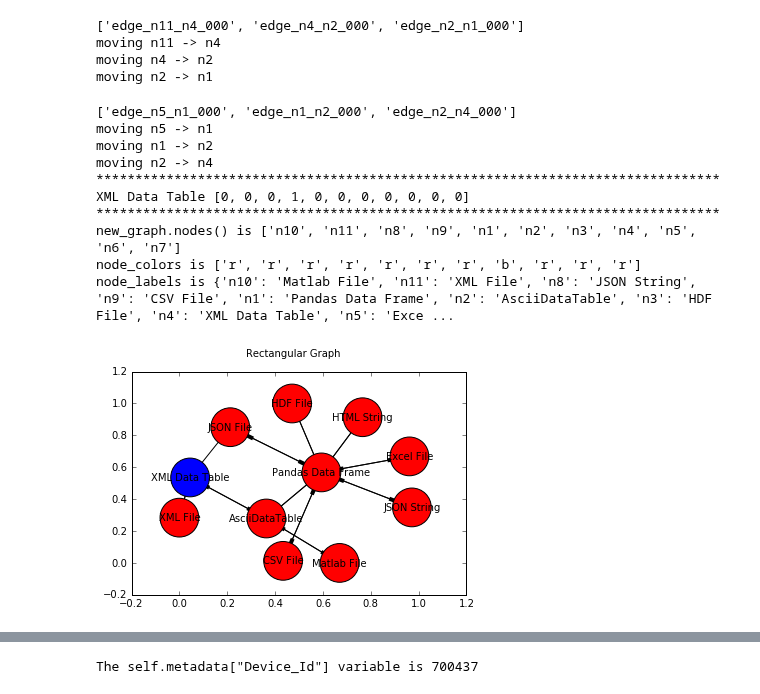
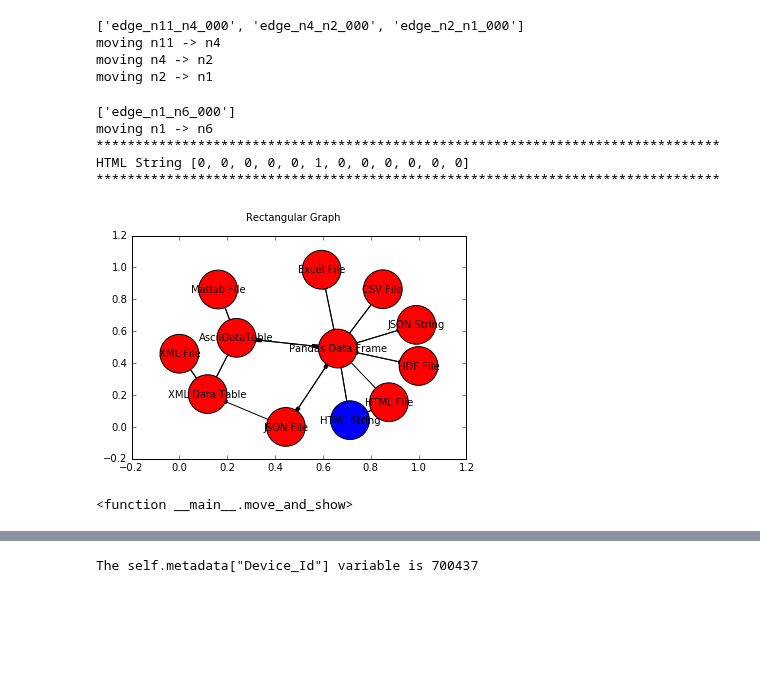
Before and after one commit to aricsanders/Jupyter-Notebooks, a Jupyter notebook: Rectangular_Data_Table_Bijective_Example_20161121_001.ipynb, the cells around one changed output, grey strips where cells are left out. Drawn from its saved outputs; the diff is of its cells as text; code cells hidden in the pictures; blank space fills up the shorter version.

Commit message:
Added an updated graph model

```diff
--- a/Rectangular_Data_Table_Bijective_Example_20161121_001.ipynb
+++ b/Rectangular_Data_Table_Bijective_Example_20161121_001.ipynb
@@ -416,7 +437,7 @@ options["data"]=[[1,2,3],[4,5,6]]
 options["column_names"]=['a','b','c']
 table=AsciiDataTable(None,**options)
 table=OnePortCalrepModel(os.path.join(TESTS_DIRECTORY,'700437.asc'))
-table=SNP(os.path.join(TESTS_DIRECTORY,'Solution_0.s4p'))
+#table=SNP(os.path.join(TESTS_DIRECTORY,'Solution_0.s4p'))
 data_frame=AsciiDataTable_to_DataFrame(table)
 # %% [output]
 The self.metadata["Device_Id"] variable is 700437
@@ -582,16 +597,34 @@ def edge_11_to_4(xml_file_name):
 
 rect_graph.add_node("n11","n4",edge_4_to_11,"n4",edge_11_to_4)
 rect_graph.node_descriptions.append("XML File")
-def edge_4_to_11(xml_data_table,file_name="test.xml"):
-    xml_data_table.save(file_name)
+
+def html_string_to_html_file(html_string,file_name="test.html"):
+    out_file=open(file_name,'w')
+    out_file.write(html_string)
+    out_file.close()
+    return file_name
+# this is broken, something does not work properly
+def html_file_to_pandas(html_file_name):
+    in_file=open(html_file_name,'r')
+    pandas_data_frame=pandas.read_html(in_file)
+    return pandas_data_frame
+
+def html_file_to_html_string(html_file_name):
+    in_file=open(html_file_name,'r')
+    html_string=in_file.read()
+    return html_string
+
+rect_graph.add_node("n12","n6",html_string_to_html_file,"n6",html_file_to_html_string)
+rect_graph.node_descriptions.append("HTML File")
+
+
+
+def DataFrame_to_html_file(pandas_data_frame,file_name="test.html"):
+    out_file=open(file_name,'w')
+    pandas_data_frame.to_html(out_file,index=False)
     return file_name
 
-def edge_11_to_4(xml_file_name):
-    xml_data_table=DataTable(xml_file_name)
-    return xml_data_table
-
-rect_graph.add_node("n11","n4",edge_4_to_11,"n4",edge_11_to_4)
-rect_graph.node_descriptions.append("XML File")
+rect_graph.add_edge("n1","n12",DataFrame_to_html_file)
 
 def edge_7_to_4(json_file_string):
     data_dictionary_list=json.load(open(json_file_string,'r'))
@@ -786,27 +841,24 @@ print rect_graph.data
 from ipywidgets import *
 # %%
 %matplotlib inline
+rect_graph.move_to_node("n1")
 def move_and_show(end_node_number):
     node=rect_graph.node_names[end_node_number]
     rect_graph.move_to_node(node)
     print("*"*80)
     print("{0}".format(rect_graph.node_descriptions[end_node_number])+" {0}".format(rect_graph.state))
     print("*"*80)
     rect_graph.show(descriptions=True)
 
 interact(move_and_show,end_node_number=(0,len(rect_graph.node_names)-1,1))
 # %% [output]
-['edge_n5_n1_000', 'edge_n1_n2_000', 'edge_n2_n4_000']
-moving n5 -> n1
-moving n1 -> n2
-moving n2 -> n4
+['edge_n1_n6_000']
+moving n1 -> n6
 ********************************************************************************
-XML Data Table [0, 0, 0, 1, 0, 0, 0, 0, 0, 0, 0]
+HTML String [0, 0, 0, 0, 0, 1, 0, 0, 0, 0, 0, 0]
 ********************************************************************************
-new_graph.nodes() is ['n10', 'n11', 'n8', 'n9', 'n1', 'n2', 'n3', 'n4', 'n5', 'n6', 'n7']
-node_colors is ['r', 'r', 'r', 'r', 'r', 'r', 'r', 'b', 'r', 'r', 'r']
-node_labels is {'n10': 'Matlab File', 'n11': 'XML File', 'n8': 'JSON String', 'n9': 'CSV File', 'n1': 'Pandas Data Frame', 'n2': 'AsciiDataTable', 'n3': 'HDF File', 'n4': 'XML Data Table', 'n5': 'Exce ...
-[figure, old version]
+[figure, new version]
+<function __main__.move_and_show>
 # %%
 def move_and_print(end_node_number):
     node=rect_graph.node_names[end_node_number]
```
Also changed, not shown: parts of 22 cells of this notebook, 7 other files.
